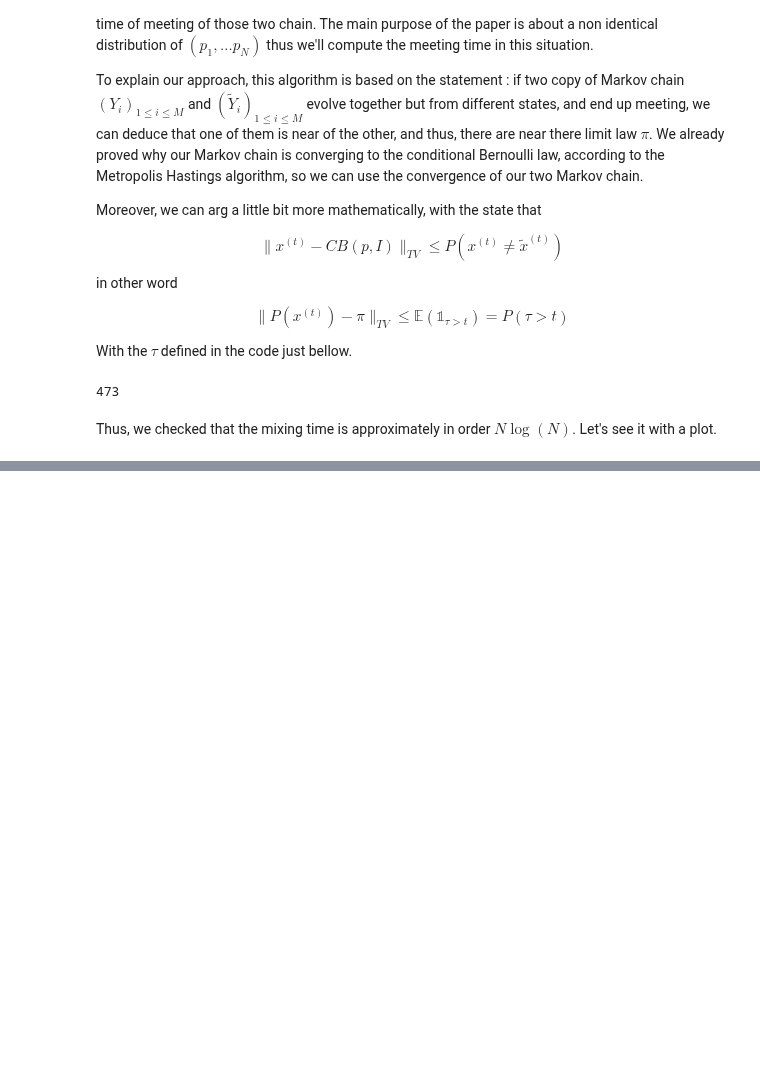
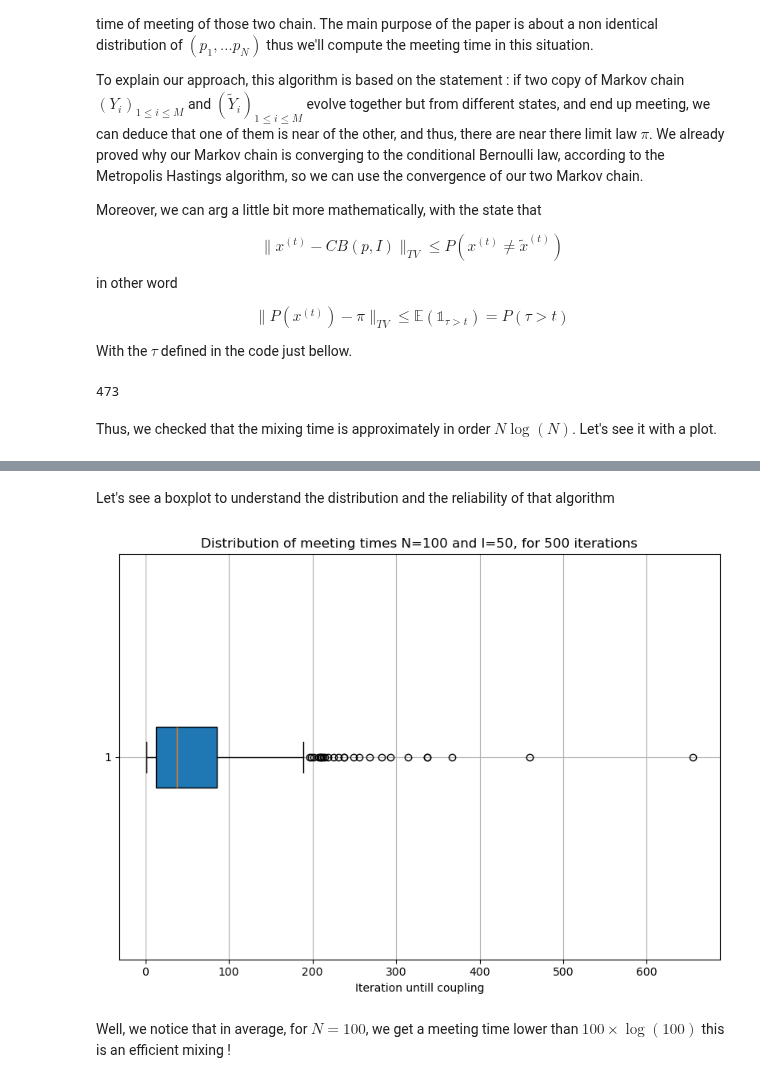
Before and after one commit to teiki-h/cond_bernoulli, a Jupyter notebook: main.ipynb, the cells around one changed output, grey strips where cells are left out. Saved outputs shown, nothing was run; the diff lists cells and outputs as text; code cells hidden in the pictures; blank space fills up the shorter version.

```diff
--- a/main.ipynb
+++ b/main.ipynb
@@ -526,0 +527,34 @@ plt.show()
+# %% [markdown]
+Let's see a boxplot to understand the distribution and the reliability of that algorithm
+# %%
+def get_meeting_times(I, N, p, M=500, max_steps=1000): # max step to avoid infinite loop
+    meeting_times = []
+    for _ in range(M):
+        x, y = initial_state_hammer(I, N)
+        for t in range(max_steps):
+            if np.array_equal(x, y):
+                meeting_times.append(t)
+                break
+            x, y = swap_mcmc(x, y, p)
+        else:
+            meeting_times.append(max_steps)
+    return meeting_times
+
+# Boxplot
+I = 50
+N = 100
+M = 500
+p = probability_generator(N)
+
+meeting_times = get_meeting_times(I=I, N=N, p=p,)
+plt.figure(figsize=(8, 6))
+plt.boxplot(meeting_times, vert=False, patch_artist=True)
+plt.title(f"Distribution of meeting times N={N} and I={I}, for {M} iterations")
+plt.xlabel("Iteration untill coupling")
+plt.grid(True)
+plt.tight_layout()
+plt.show()
+# %% [output]
+[figure, added]
+# %% [markdown]
+Well, we notice that in average, for $N=100$, we get a meeting time lower than $100\times \log(100)$ this is an efficient mixing !
```
Also changed, not shown: parts of 1 cell of this notebook.
